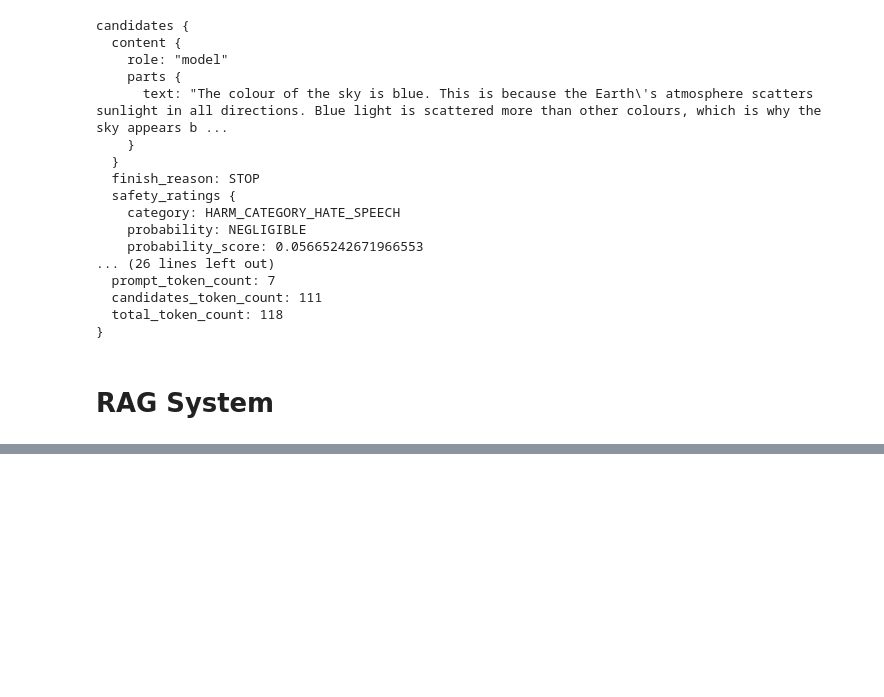
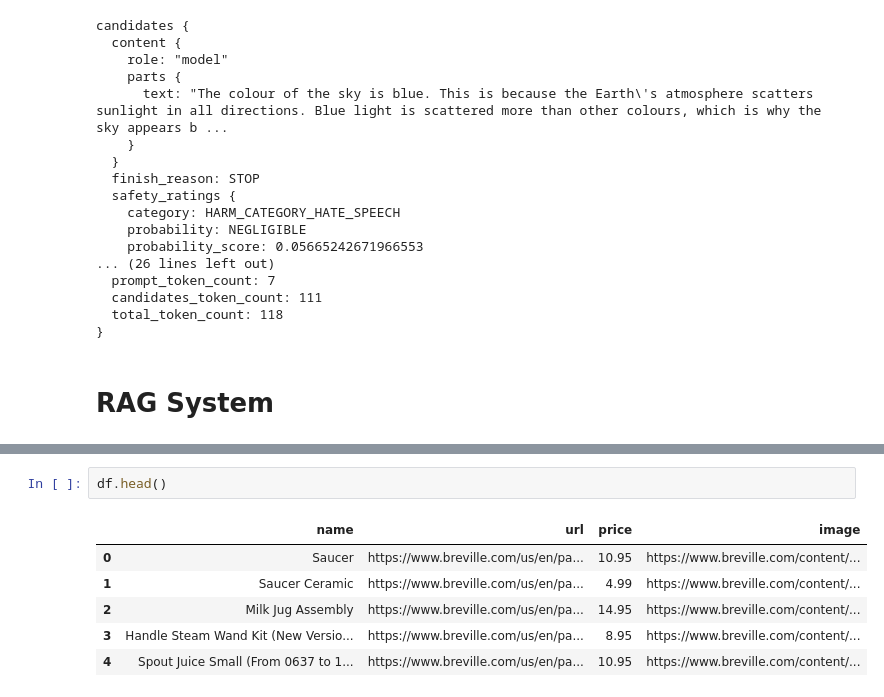
Before and after one commit to JapiKredi/RAG_GCP_GEMINI_VERTEXAI, a Jupyter notebook: RAG_GCP_GEMINI_VERTEXAI.ipynb, the cells around one changed output, grey strips where cells are left out. Cells and saved outputs as stored; diff of their text form; blank space fills up the shorter version.

```diff
--- a/RAG_GCP_GEMINI_VERTEXAI.ipynb
+++ b/RAG_GCP_GEMINI_VERTEXAI.ipynb
@@ -105,0 +243,9 @@ candidates {
+# %%
+df.head()
+# %% [output]
+|  | name | url | price | image |
+| 0 | Saucer | https://www.breville.com/us/en/pa... | 10.95 | https://www.breville.com/content/... |
+| 1 | Saucer Ceramic | https://www.breville.com/us/en/pa... | 4.99 | https://www.breville.com/content/... |
+| 2 | Milk Jug Assembly | https://www.breville.com/us/en/pa... | 14.95 | https://www.breville.com/content/... |
+| 3 | Handle Steam Wand Kit (New Versio... | https://www.breville.com/us/en/pa... | 8.95 | https://www.breville.com/content/... |
+| 4 | Spout Juice Small (From 0637 to 1... | https://www.breville.com/us/en/pa... | 10.95 | https://www.breville.com/content/... |
```
Also changed, not shown: parts of 28 cells of this notebook.
